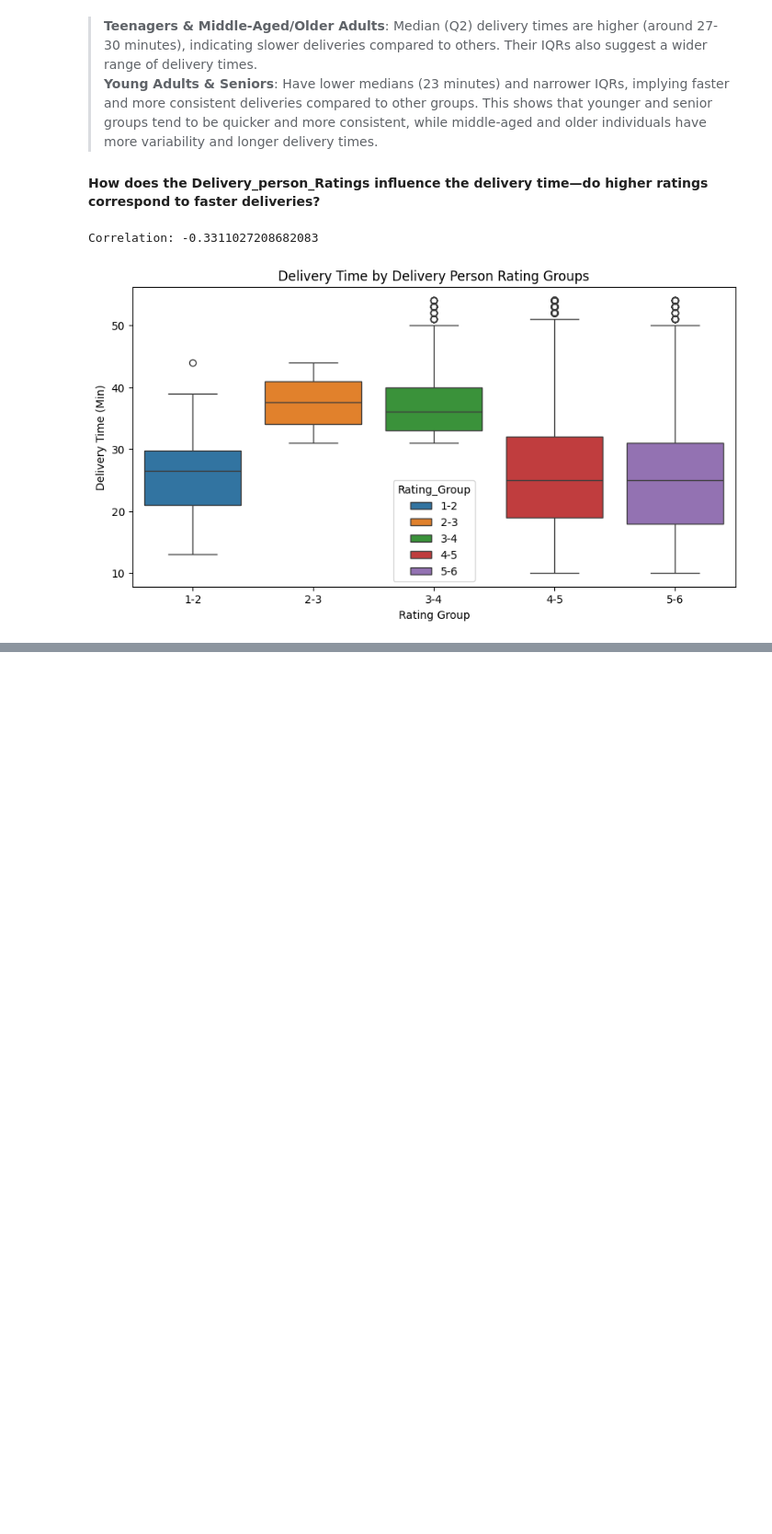
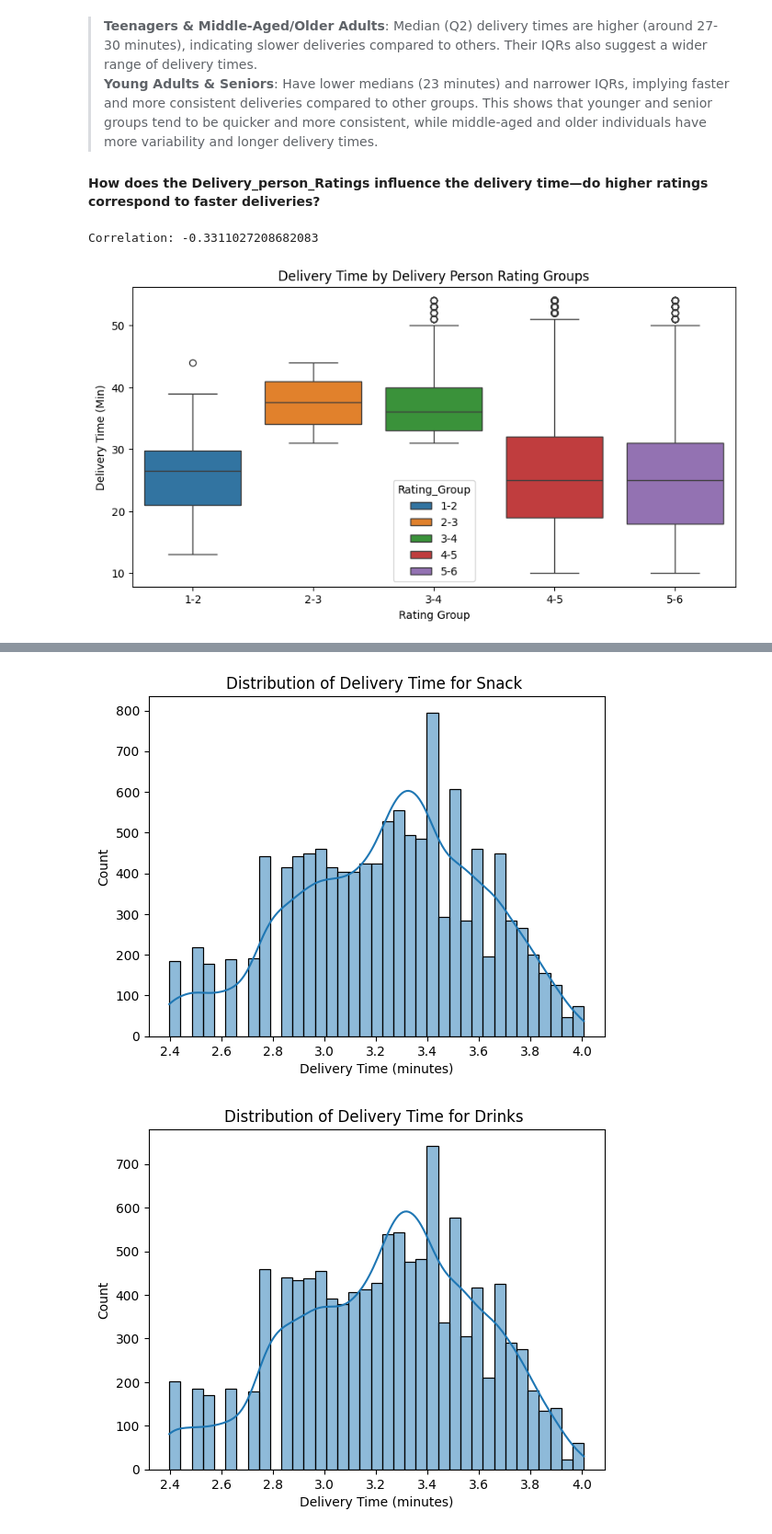
Before and after one commit to Darknight47/Data-Science-Projects-03, a Jupyter notebook: Food_Delivery_Time_Prediction.ipynb, the cells around one changed output, grey strips where cells are left out. Shown at 92% size. Cells and saved outputs as stored; diff of their text form; code cells hidden in the pictures; blank space fills up the shorter version.

```diff
--- a/Food_Delivery_Time_Prediction.ipynb
+++ b/Food_Delivery_Time_Prediction.ipynb
@@ -237,0 +257,20 @@ This implies higher-rated delivery persons (4-6) tend to deliver faster and with
+# %%
+# Checking the first assumption (Normality)
+
+import scipy.stats as stats
+
+# Visualize normality with histograms
+order_types = dataset['Type_of_order'].unique()
+for order_type in order_types:
+    sns.histplot(dataset[dataset['Type_of_order'] == order_type]['Log_Time_taken(min)'], kde=True)
+    plt.title(f'Distribution of Delivery Time for {order_type}')
+    plt.xlabel('Delivery Time (minutes)')
+    plt.show()
+
+# Q-Q plot for one of the order types as an example
+stats.probplot(dataset[dataset['Type_of_order'] == order_types[0]]['Log_Time_taken(min)'], dist="norm", plot=plt)
+plt.title(f"Q-Q Plot for {order_types[0]}")
+plt.show()
+# %% [output]
+[figure, added]
+[figure, added]
```
Also changed, not shown: parts of 9 cells of this notebook.
